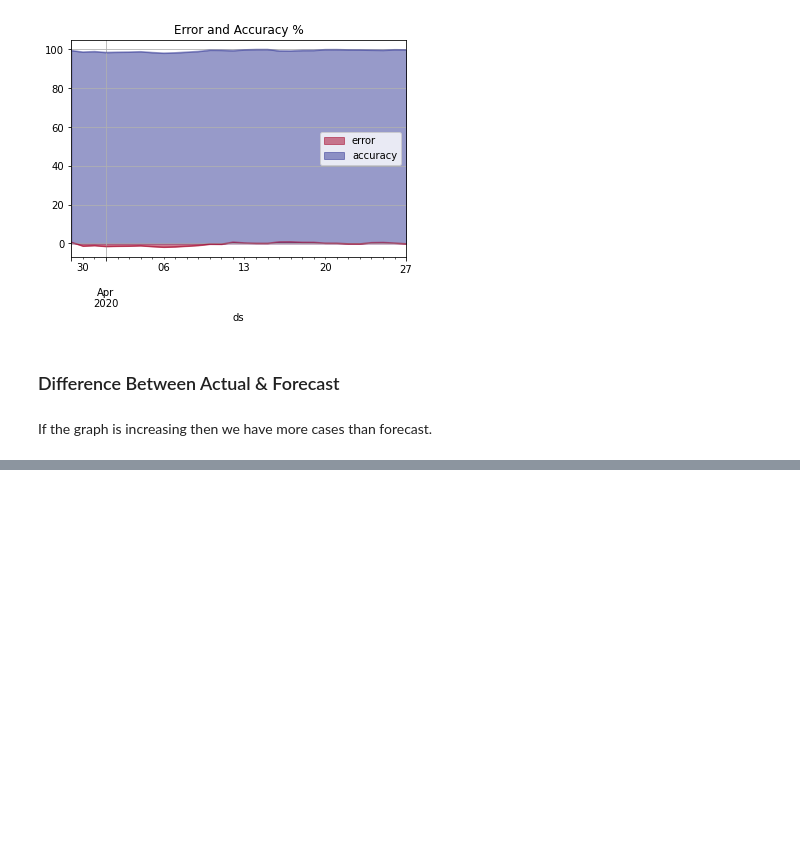
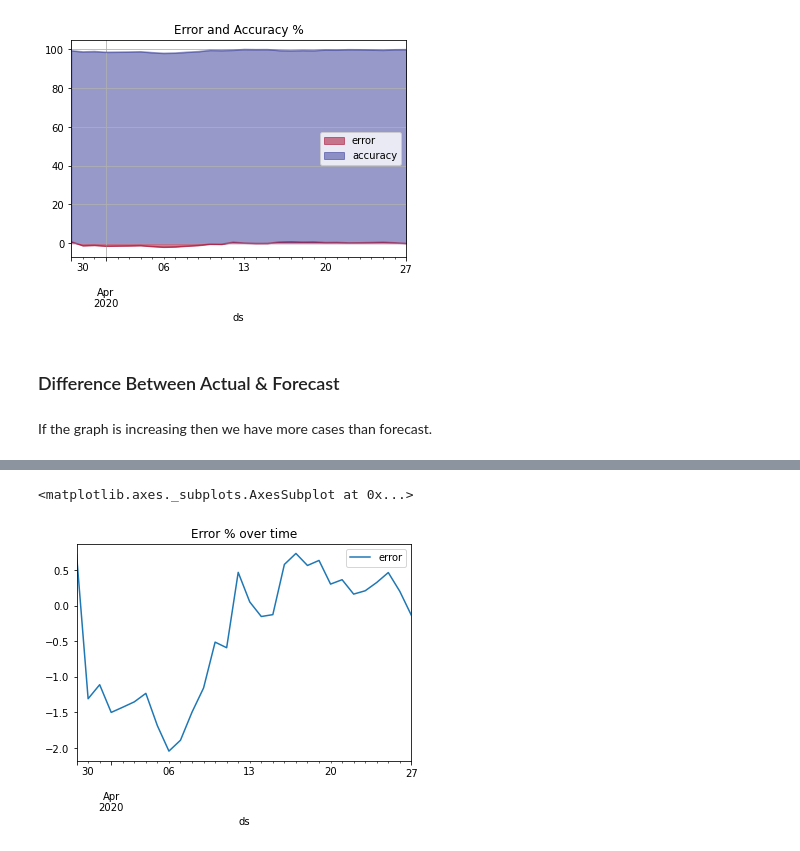
Before and after one commit to synaplasticity/fbprop, a Jupyter notebook: covaid-19-notebook-global-confirmed-cases.ipynb, the cells around one changed output, grey strips where cells are left out. Drawn from its saved outputs; the diff is of its cells as text; code cells hidden in the pictures; blank space fills up the shorter version.

Commit message:
Visualizing error percentage

```diff
--- a/covaid-19-notebook-global-confirmed-cases.ipynb
+++ b/covaid-19-notebook-global-confirmed-cases.ipynb
@@ -339,0 +340,6 @@ f_val_results[0:-9].plot(x='ds', y=['diff'],
+# %%
+f_val_results[0:-9].plot(x='ds', y=['error'],
+                        kind='line', title="Error % over time")
+# %% [output]
+<matplotlib.axes._subplots.AxesSubplot at 0x...>
+[figure, added]
```
Also changed, not shown: parts of 20 cells of this notebook.
